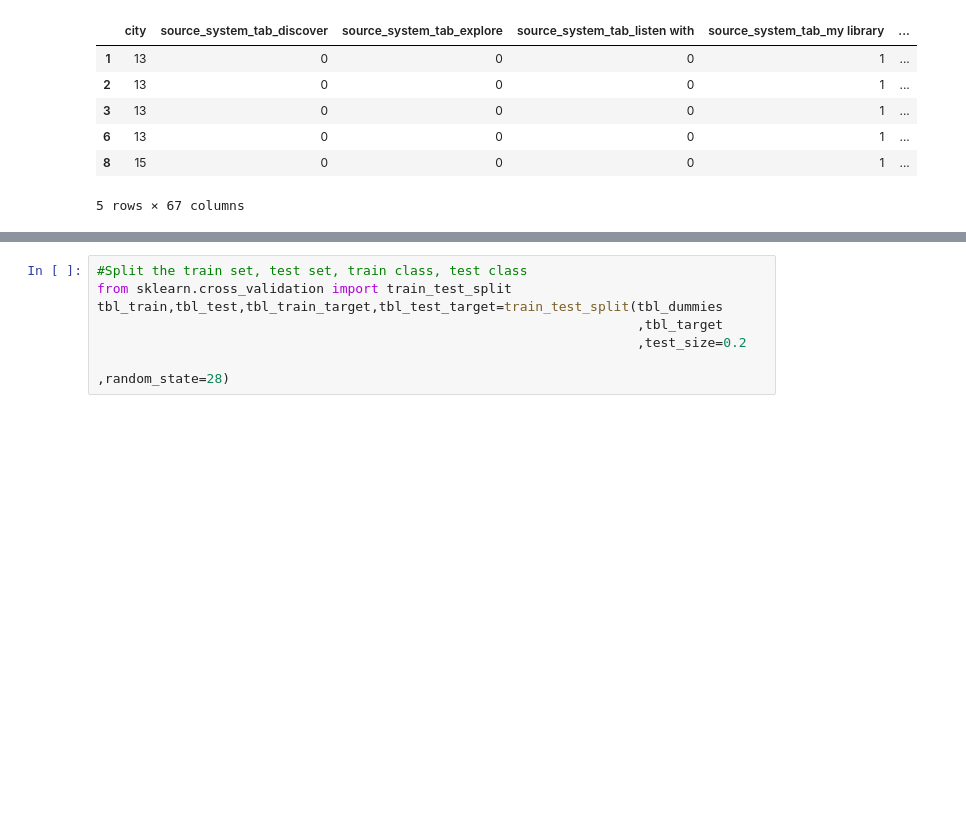
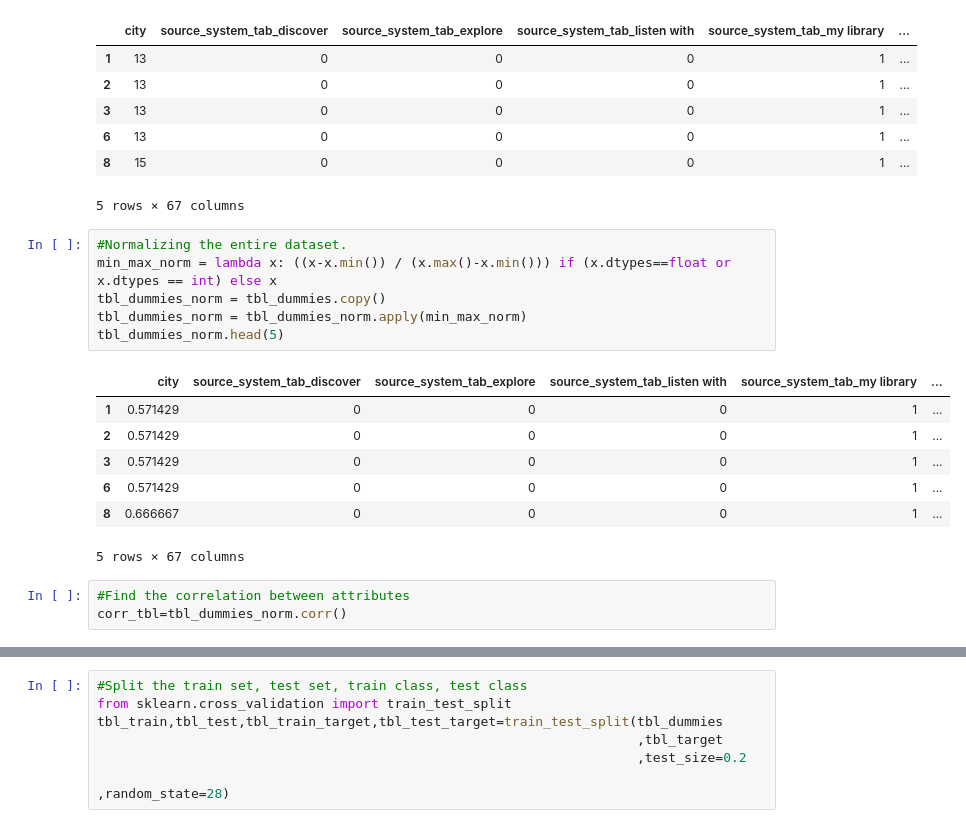
Before and after one commit to kyloop/CSC_478_Programming_Machine_Learning, a Jupyter notebook: CSC478_Project.ipynb, the cells around one changed output, grey strips where cells are left out. Drawn from its saved outputs; the diff is of its cells as text; blank space fills up the shorter version.

```diff
--- a/CSC478_Project.ipynb
+++ b/CSC478_Project.ipynb
@@ -606,3 +594,20 @@ tbl_dummies.head(5)
 | 6 | 13 | 0 | 0 | 0 | 1 | ... |
 | 8 | 15 | 0 | 0 | 0 | 1 | ... |
 5 rows × 67 columns
+# %%
+#Normalizing the entire dataset.
+min_max_norm = lambda x: ((x-x.min()) / (x.max()-x.min())) if (x.dtypes==float or x.dtypes == int) else x
+tbl_dummies_norm = tbl_dummies.copy()
+tbl_dummies_norm = tbl_dummies_norm.apply(min_max_norm)
+tbl_dummies_norm.head(5)
+# %% [output]
+|  | city | source_system_tab_discover | source_system_tab_explore | source_system_tab_listen with | source_system_tab_my library | ... |
+| 1 | 0.571429 | 0 | 0 | 0 | 1 | ... |
+| 2 | 0.571429 | 0 | 0 | 0 | 1 | ... |
+| 3 | 0.571429 | 0 | 0 | 0 | 1 | ... |
+| 6 | 0.571429 | 0 | 0 | 0 | 1 | ... |
+| 8 | 0.666667 | 0 | 0 | 0 | 1 | ... |
+5 rows × 67 columns
+# %%
+#Find the correlation between attributes
+corr_tbl=tbl_dummies_norm.corr()
```
Also changed, not shown: parts of 30 cells of this notebook.
